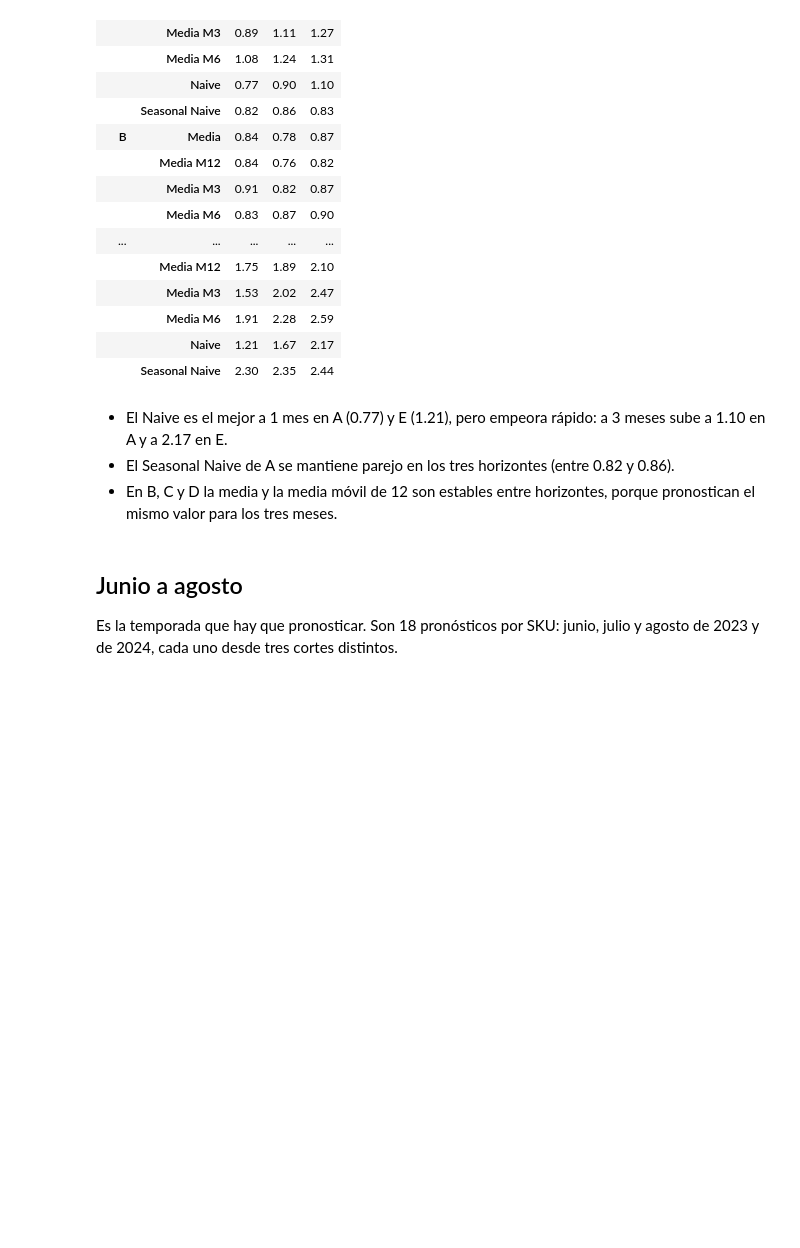
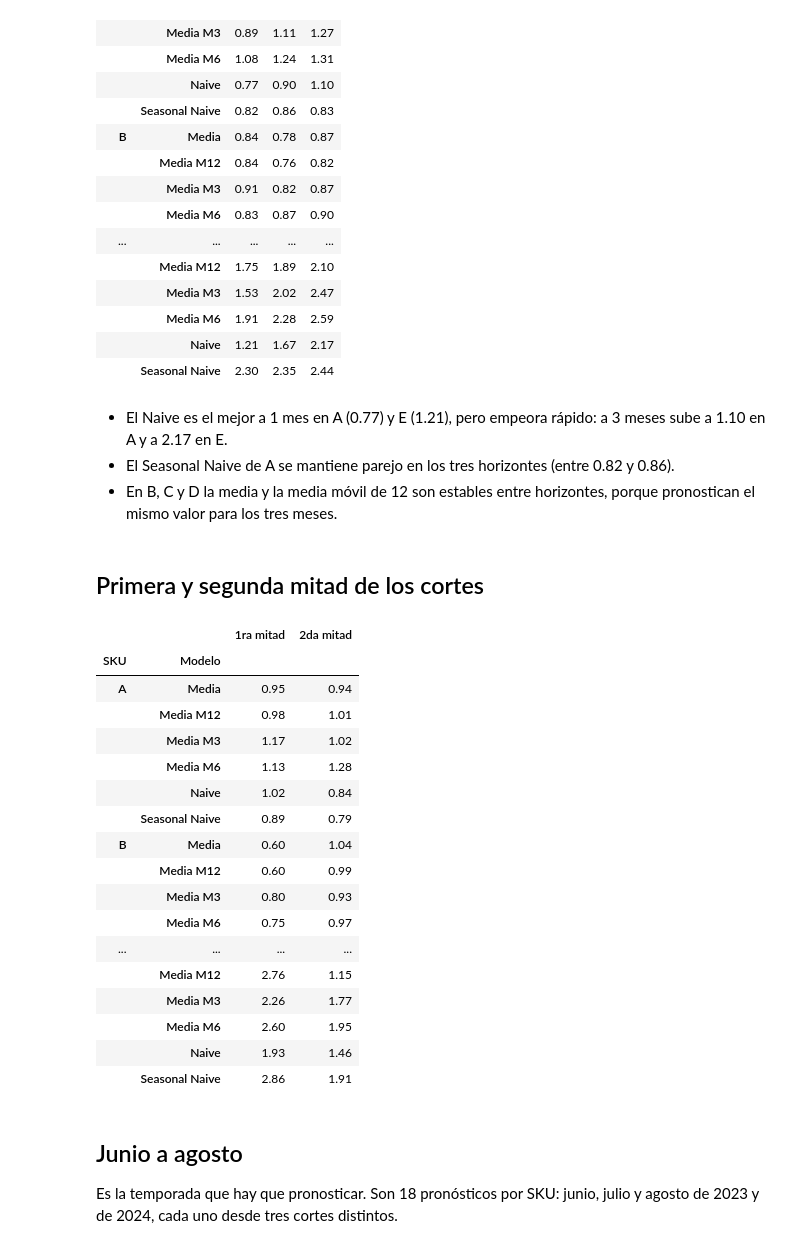
Before and after one commit to AgustinGlorioso/Tarea_NonLinear, a Jupyter notebook: Codigos/02_baselines_validacion.ipynb, the cells around one changed output. Saved outputs shown, nothing was run; the diff lists cells and outputs as text; code cells hidden in the pictures; blank space fills up the shorter version.

```diff
--- a/Codigos/02_baselines_validacion.ipynb
+++ b/Codigos/02_baselines_validacion.ipynb
@@ -111,6 +111,35 @@ resultados.groupby(["SKU", "Modelo", "Horizonte"]).apply(metricas)["MASE"].unsta
 - El Naive es el mejor a 1 mes en A (0.77) y E (1.21), pero empeora rápido: a 3 meses sube a 1.10 en A y a 2.17 en E.
 - El Seasonal Naive de A se mantiene parejo en los tres horizontes (entre 0.82 y 0.86).
 - En B, C y D la media y la media móvil de 12 son estables entre horizontes, porque pronostican el mismo valor para los tres meses.
+# %% [markdown]
+## Primera y segunda mitad de los cortes
+# %%
+primera = resultados[resultados["Corte"] < "2023-10-01"]
+segunda = resultados[resultados["Corte"] >= "2023-10-01"]
+
+pd.DataFrame({
+    "1ra mitad": primera.groupby(["SKU", "Modelo"]).apply(metricas)["MASE"],
+    "2da mitad": segunda.groupby(["SKU", "Modelo"]).apply(metricas)["MASE"],
+}).round(2)
+# %% [output]
+|  |  | 1ra mitad | 2da mitad |
+| SKU | Modelo |  |  |
+| A | Media | 0.95 | 0.94 |
+|  | Media M12 | 0.98 | 1.01 |
+|  | Media M3 | 1.17 | 1.02 |
+|  | Media M6 | 1.13 | 1.28 |
+|  | Naive | 1.02 | 0.84 |
+|  | Seasonal Naive | 0.89 | 0.79 |
+| B | Media | 0.60 | 1.04 |
+|  | Media M12 | 0.60 | 0.99 |
+|  | Media M3 | 0.80 | 0.93 |
+|  | Media M6 | 0.75 | 0.97 |
+| ... | ... | ... | ... |
+|  | Media M12 | 2.76 | 1.15 |
+|  | Media M3 | 2.26 | 1.77 |
+|  | Media M6 | 2.60 | 1.95 |
+|  | Naive | 1.93 | 1.46 |
+|  | Seasonal Naive | 2.86 | 1.91 |
 # %% [markdown]
 ## Junio a agosto
 
```
Also changed, not shown: parts of 1 cell of this notebook, 5 other files.
